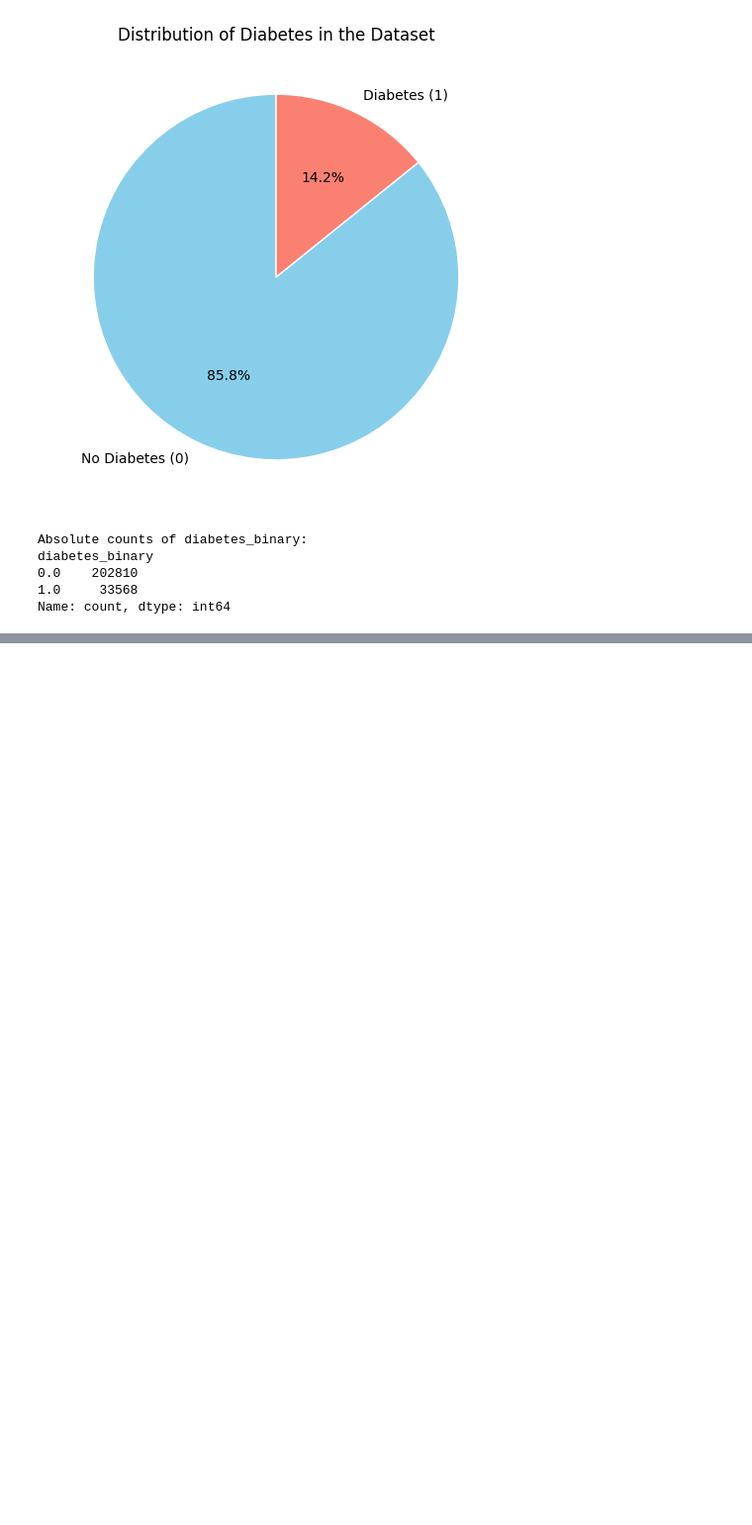
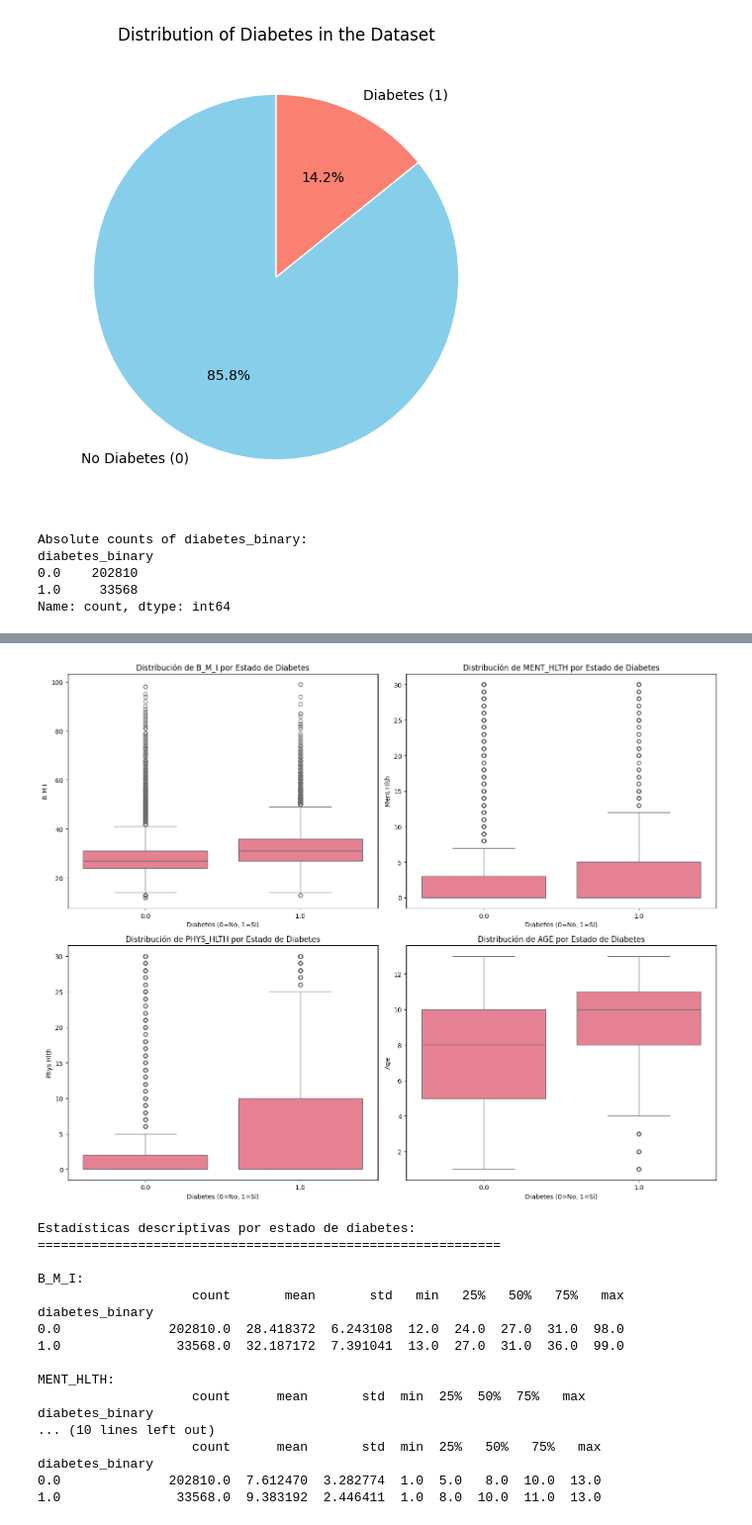
Before and after one commit to AaronDaliLF/diabetes_analysis_project, a Jupyter notebook: main.ipynb, the cells around one changed output, grey strips where cells are left out. Shown at 99% size. Saved outputs shown, nothing was run; the diff lists cells and outputs as text; code cells hidden in the pictures; blank space fills up the shorter version.

Commit message:
Update files/add statistical plot analysis

```diff
--- a/main.ipynb
+++ b/main.ipynb
@@ -22,4 +22,11 @@ DIR_DATA
 import pandas as pd
 import matplotlib.pyplot as plt
 filename = DIR_DATA + 'diabetes_binary_health_indicators_BRFSS2021.csv'
+# %%
+import seaborn as sns
+import numpy as np
+
+# Set style for better looking plots
+plt.style.use('default')
+sns.set_palette("husl")
 # %% [markdown]
@@ -198,0 +213,43 @@ Name: count, dtype: int64
+# %%
+# Seleccionar variables numéricas clave para análisis
+numerical_vars = ['b_m_i', 'ment_hlth', 'phys_hlth', 'age']
+
+# Crear box plots para variables numéricas vs diabetes
+fig, axes = plt.subplots(2, 2, figsize=(15, 12))
+axes = axes.ravel()
+
+for i, var in enumerate(numerical_vars):
+    sns.boxplot(data=df, x='diabetes_binary', y=var, ax=axes[i])
+    axes[i].set_title(f'Distribución de {var.upper()} por Estado de Diabetes')
+    axes[i].set_xlabel('Diabetes (0=No, 1=Sí)')
+    axes[i].set_ylabel(var.replace('_', ' ').title())
+
+plt.tight_layout()
+plt.show()
+
+# Estadísticas descriptivas por grupo
+print("Estadísticas descriptivas por estado de diabetes:")
+print("="*60)
+for var in numerical_vars:
+    print(f"\n{var.upper()}:")
+    stats = df.groupby('diabetes_binary')[var].describe()
+    print(stats)
+# %% [output]
+[figure, added]
+Estadísticas descriptivas por estado de diabetes:
+============================================================
+
+B_M_I:
+                    count       mean       std   min   25%   50%   75%   max
+diabetes_binary
+0.0              202810.0  28.418372  6.243108  12.0  24.0  27.0  31.0  98.0
+1.0               33568.0  32.187172  7.391041  13.0  27.0  31.0  36.0  99.0
+
+MENT_HLTH:
+                    count      mean       std  min  25%  50%  75%   max
+diabetes_binary
+... (10 lines left out)
+                    count      mean       std  min  25%   50%   75%   max
+diabetes_binary
+0.0              202810.0  7.612470  3.282774  1.0  5.0   8.0  10.0  13.0
+1.0               33568.0  9.383192  2.446411  1.0  8.0  10.0  11.0  13.0
```
Also changed, not shown: parts of 26 cells of this notebook, 1 other file.
